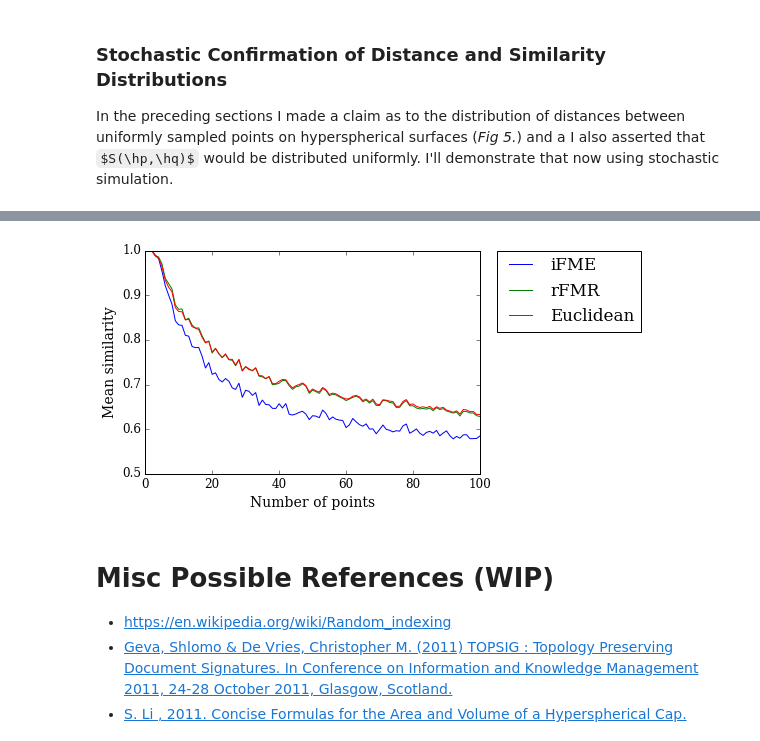
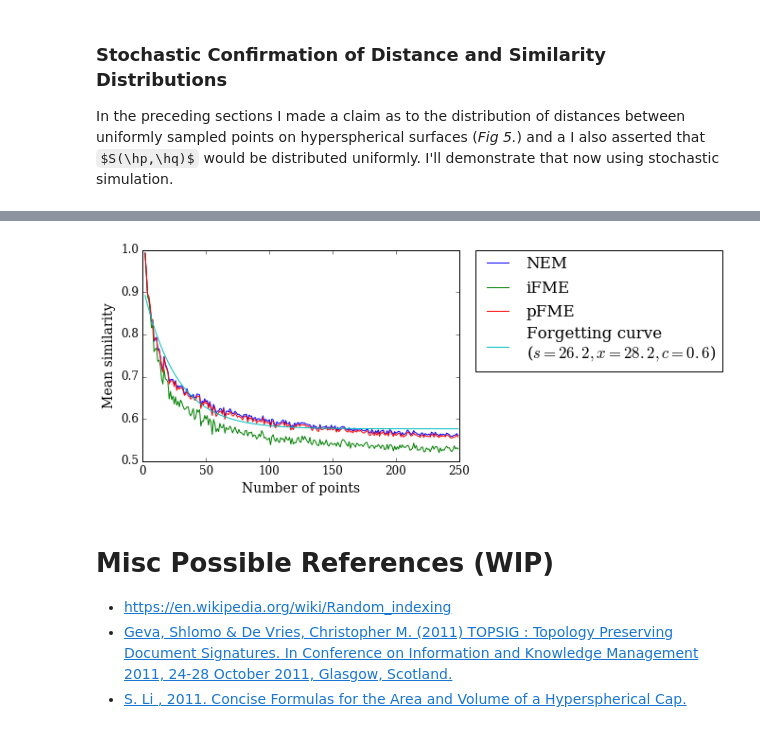
Before and after one commit to sagland/vecassoc, a Jupyter notebook: notebooks/Representing Object Association with Vector Similarity.ipynb, the cells around one changed output, grey strips where cells are left out. Cells and saved outputs as stored; diff of their text form; code cells hidden in the pictures; some formulas as TeX source.

```diff
--- a/notebooks/Representing Object Association with Vector Similarity.ipynb
+++ b/notebooks/Representing Object Association with Vector Similarity.ipynb
@@ -175,10 +175,12 @@ Given a two points $\hp$ and $\hq$, and a third point $\hr$ uniformly sampled on
 This probability value is equivalent to proportion of the area of the *hyperspherical cap* described by the angle between points $\hp$ and $\hq$ to the area of the hypersphere as a whole (see *Fig 3*). This is because the cap contains all points closer to $\hp$ than $\hq$. The smaller the cap, the fewer closer points, and the smaller the probability that a uniformly sampled point would be at a shorter distance. Conversely, the higher the probability a uniformly sampled point would be at a longer distance.
 # %%
 def hs_length(vs):
-    return np.linalg.norm(vs, axis=1)[:,None]
+    return np.linalg.norm(vs, axis=len(vs.shape)-1)
 
 def hs_normalize(vs):
-    return vs / hs_length(vs)
+    shape = list(vs.shape)
+    shape[-1] = 1
+    return vs / hs_length(vs).reshape(shape)
 
 def hs_sample(m, n):
     '''Returns m vectors uniformly sampled over the surface
@@ -505,0 +486,14 @@ Here, $\cup$ on tuples of vector and weight sets represents the tuple of their u
+# %%
+# We'll use this in our illustration and define in shortly.
+def hs_slerp(p, q, t):
+    ''' A spherical linear interpolation between points
+    on a hypersphere.
+    See: https://en.wikipedia.org/wiki/Slerp'''
+    pm = p.shape[0] if len(p.shape) > 1 else 1
+    qm = q.shape[0] if len(q.shape) > 1 else 1
+    dp = hs_dot(p, q)
+    a = np.arccos(dp)
+    sa = np.sqrt(1 - np.square(dp)) # np.sin(a)
+    sta = np.sin(t * a)
+    sita = np.sin((1-t) * a)
+    return (sita/sa).reshape((qm, 1)) * p + (sta/sa).reshape((qm, 1)) * q
@@ -584,15 +649,25 @@ for M in range(2, 101):
     #print M
+# %%
+from scipy.optimize import curve_fit
+
+# Forgetting curve
+forget = lambda m, s, x, c: np.e**(-(m+x)/(s)) + c
+popt, pcov = curve_fit(forget, ms, ner, [1.0, 0.0, 0.5])
+s, x, c = popt
 # %%
-plt.plot(ms, fr, label='iFME')
-plt.plot(ms, rr, label='rFMR')
-plt.plot(ms, er, label='Euclidean')
+#s, x, c = 8.2, 0.0, 0.55
+fcv = np.array([forget(m, s, x, c) for m in ms])
+plt.plot(ms, ner, label='NEM')
+plt.plot(ms, ifr, label='iFME')
+plt.plot(ms, pfr, label='pFME')
+plt.plot(ms, fcv, label='Forgetting curve\n($s=%.1f, x=%.1f, c=%.1f$)' % (s,x,c))
 plt.ylim((0.5,1))
 plt.xlabel('Number of points')
 plt.ylabel('Mean similarity')
 plt.legend(bbox_to_anchor=(1.05, 1), loc=2, borderaxespad=0.)
 plt.show()
 # %% [output]
-[figure, old version]
+[figure, new version]
 # %% [markdown]
 # Misc Possible References (WIP)
 
```
Also changed, not shown: parts of 8 cells of this notebook.
